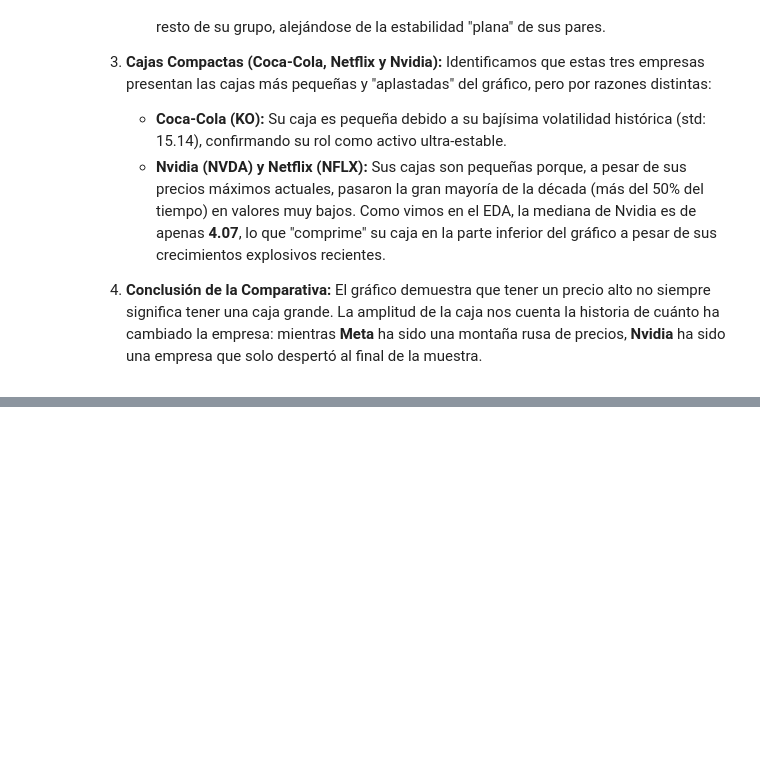
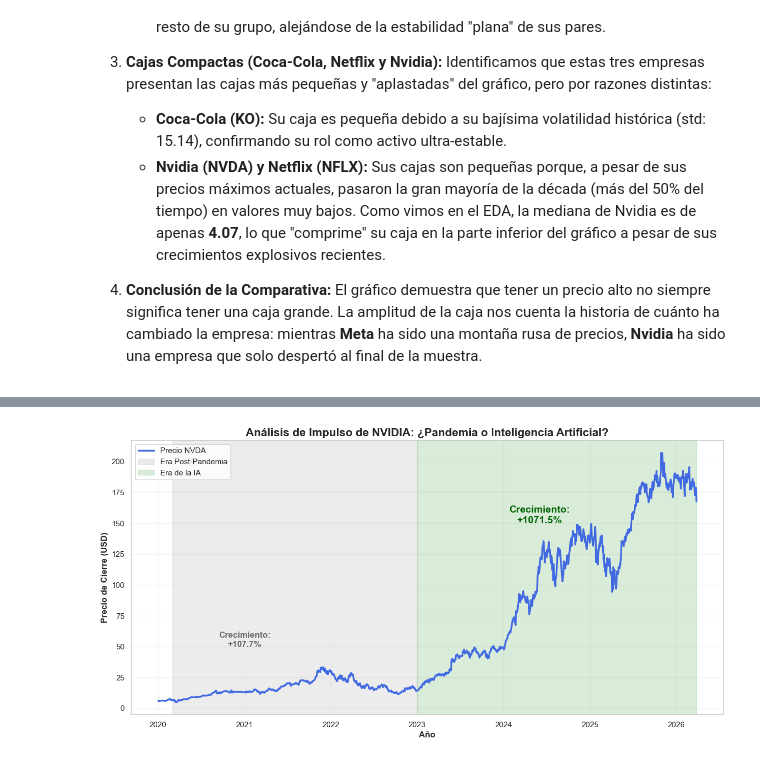
Before and after one commit to benja20003/MineriaDatos, a Jupyter notebook: Solemne1/Solemne1_Mineria_de_Datos.ipynb, the cells around one changed output, grey strips where cells are left out. Cells and saved outputs as stored; diff of their text form; code cells hidden in the pictures; blank space fills up the shorter version.

```diff
--- a/Solemne1/Solemne1_Mineria_de_Datos.ipynb
+++ b/Solemne1/Solemne1_Mineria_de_Datos.ipynb
@@ -638,0 +751,38 @@ Este **Boxplot** permite visualizar la distribución de los precios de cierre pa
+# %%
+#4.5 Visualización Libre: Análisis de Impulso de NVIDIA: ¿Pandemia o Inteligencia Artificial?
+# 1. Preparamos los datos de NVIDIA desde 2020
+nvda_data = df_snp[df_snp['Date'] >= '2020-01-01'][['Date', 'NVDA_Close']].copy()
+
+# 2. Definimos los puntos de control
+p_inicio = nvda_data[nvda_data['Date'] >= '2020-03-01'].iloc[0] # Inicio Pandemia
+p_pre_ia = nvda_data[nvda_data['Date'] >= '2022-12-31'].iloc[0] # Fin 2022 / Pre-IA
+p_final = nvda_data.iloc[-1] # Último dato 2026
+
+# 3. Calculamos crecimientos porcentuales
+crecimiento_pandemia = ((p_pre_ia['NVDA_Close'] / p_inicio['NVDA_Close']) - 1) * 100
+crecimiento_ia = ((p_final['NVDA_Close'] / p_pre_ia['NVDA_Close']) - 1) * 100
+
+# 4. Graficamos
+plt.figure(figsize=(15, 7))
+plt.plot(nvda_data['Date'], nvda_data['NVDA_Close'], color='royalblue', linewidth=2.5, label='Precio NVDA')
+
+# Sombras de las dos Eras
+plt.axvspan(pd.Timestamp('2020-03-01'), pd.Timestamp('2022-12-31'), color='gray', alpha=0.15, label='Era Post-Pandemia')
+plt.axvspan(pd.Timestamp('2023-01-01'), nvda_data['Date'].max(), color='green', alpha=0.15, label='Era de la IA')
+
+# Etiquetas de crecimiento
+plt.text(pd.Timestamp('2021-01-01'), 50, f'Crecimiento:\n+{crecimiento_pandemia:.1f}%',
+         fontsize=12, fontweight='bold', color='dimgray', ha='center')
+plt.text(pd.Timestamp('2024-06-01'), 150, f'Crecimiento:\n+{crecimiento_ia:.1f}%',
+         fontsize=14, fontweight='bold', color='darkgreen', ha='center')
+
+# Formato profesional
+plt.title('Análisis de Impulso de NVIDIA: ¿Pandemia o Inteligencia Artificial?', fontsize=16, fontweight='bold')
+plt.ylabel('Precio de Cierre (USD)')
+plt.xlabel('Año')
+plt.legend(loc='upper left')
+plt.grid(alpha=0.2)
+
+plt.show()
+# %% [output]
+[figure, added]
```
Also changed, not shown: parts of 9 cells of this notebook.
